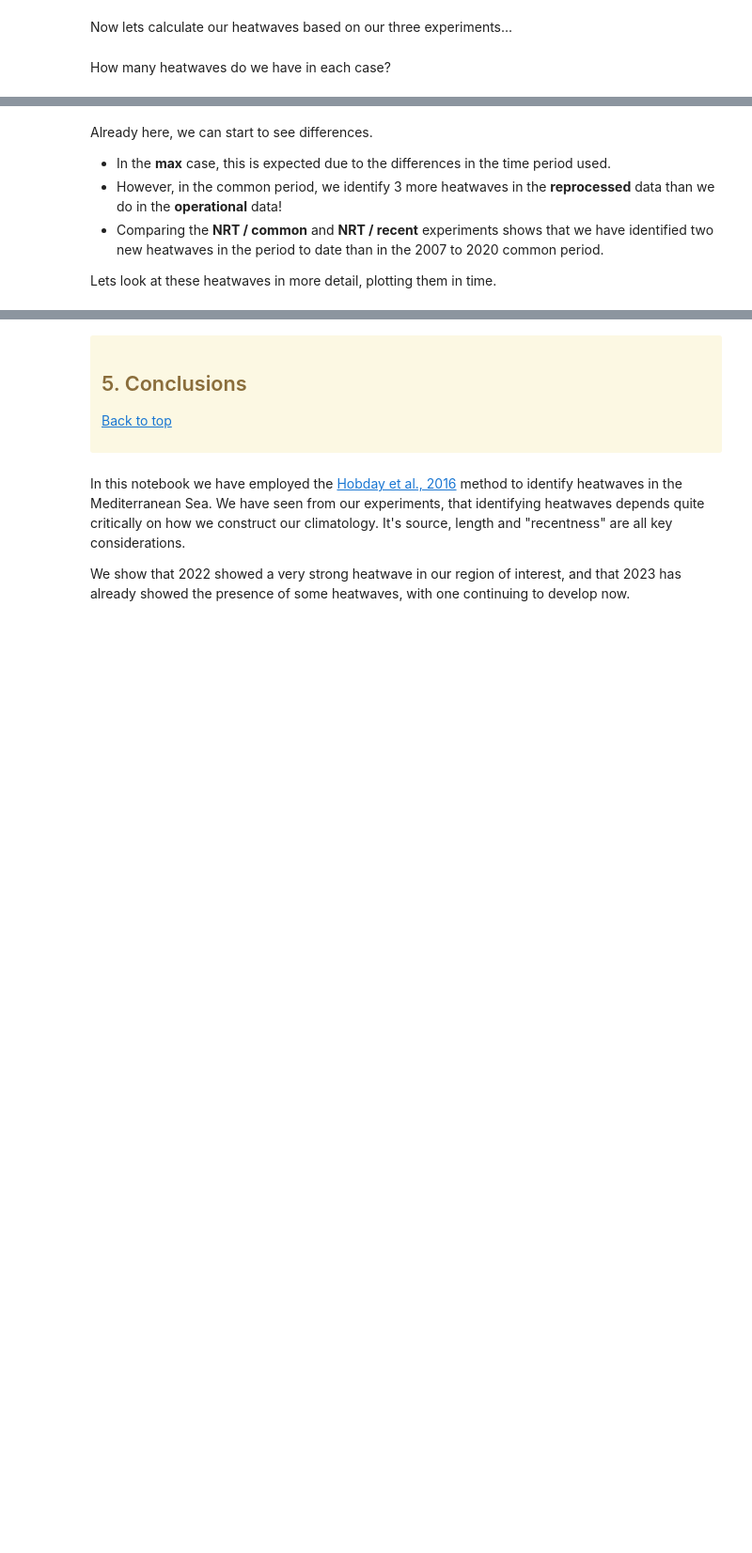
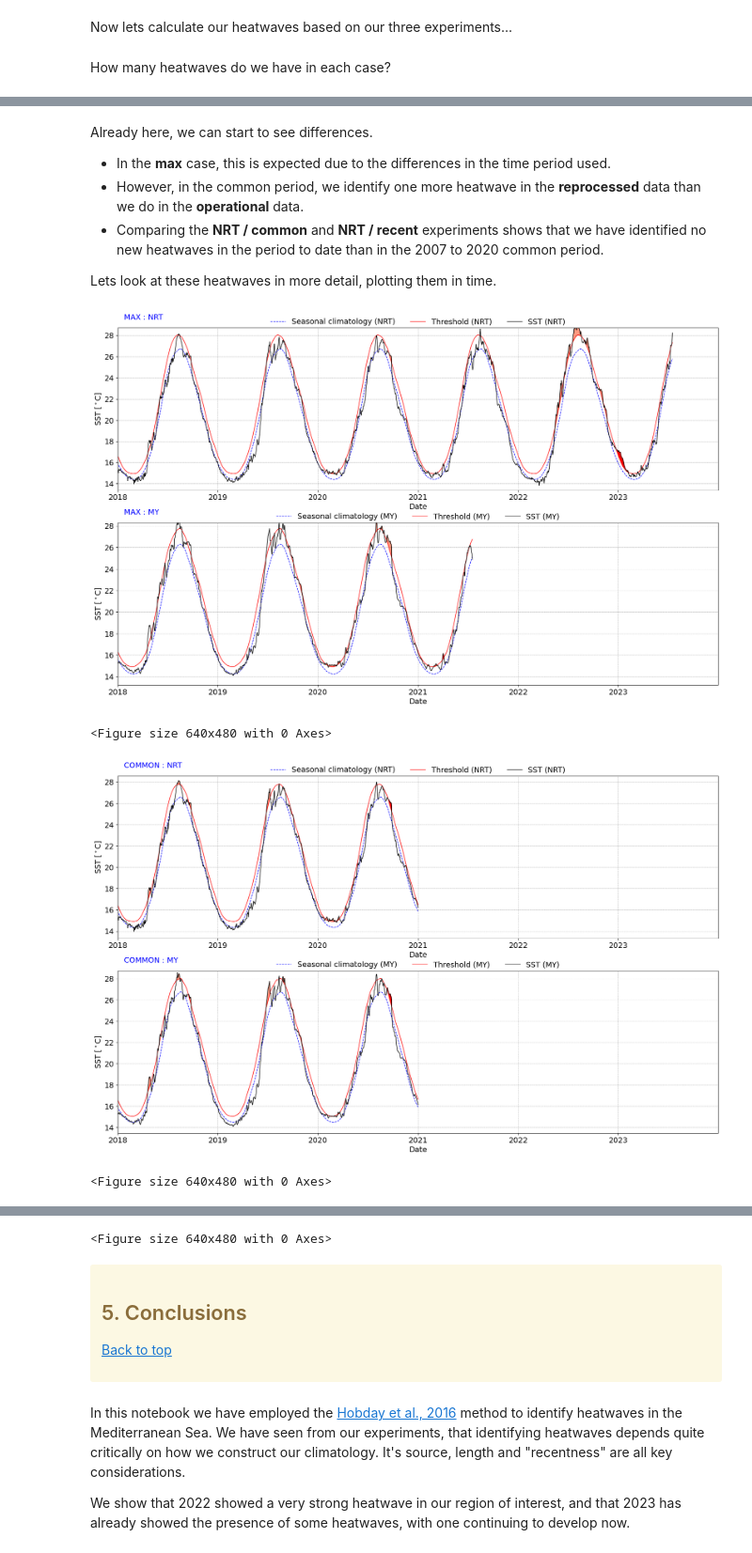
Before and after one commit to wekeo/ocean-case-studies, a Jupyter notebook: Case_studies/Ocean_phenomena/Basin_scale_variability/Atlantic_Med_SST_anomalies_MHW_2023/Med_MHW_2023.ipynb, the cells around one changed output, grey strips where cells are left out. Shown at 94% size. Drawn from its saved outputs; the diff is of its cells as text; code cells hidden in the pictures; blank space fills up the shorter version.

```diff
--- a/Case_studies/Ocean_phenomena/Basin_scale_variability/Atlantic_Med_SST_anomalies_MHW_2023/Med_MHW_2023.ipynb
+++ b/Case_studies/Ocean_phenomena/Basin_scale_variability/Atlantic_Med_SST_anomalies_MHW_2023/Med_MHW_2023.ipynb
@@ -126,8 +126,8 @@ start_years = {"MY" : [1982, 2007, 2007], "NRT": [1982, 2007, 2007]}
 end_years = {"MY" : [2023, 2020, 2020], "NRT": [2023, 2020, 2023]}
 
 # plot history
-plot_start_year = [2015, 2015, 2018]
-plot_end_year = [2023, 2019, 2023]
+plot_start_year = [2018, 2018, 2018]
+plot_end_year = [2023, 2023, 2023]
 # %% [markdown]
 <div class="alert alert-info" role="alert">
 
@@ -219,8 +246,8 @@ for tag in tags:
 # %% [markdown]
 Already here, we can start to see differences.
 * In the **max** case, this is expected due to the differences in the time period used.
-* However, in the common period, we identify 3 more heatwaves in the **reprocessed** data than we do in the **operational** data!
-* Comparing the **NRT / common** and **NRT / recent** experiments shows that we have identified two new heatwaves in the period to date than in the 2007 to 2020 common period.
+* However, in the common period, we identify one more heatwave in the **reprocessed** data than we do in the **operational** data.
+* Comparing the **NRT / common** and **NRT / recent** experiments shows that we have identified no new heatwaves in the period to date than in the 2007 to 2020 common period.
 
 Lets look at these heatwaves in more detail, plotting them in time.
 # %%
@@ -236,31 +263,36 @@ for experiment, ii in zip(experiments, range(3)):
         axes = plt.subplot(gs[jj, 0])
 
         DS = heatwaves[tag][experiment]
 
         p1, = axes.plot(DS["SST_time_series"]["time"], DS["clim"]["seas"].values[DS["DoY"]], 'b--', linewidth=1, zorder=1)
         p2, = axes.plot(DS["SST_time_series"]["time"], DS["clim"]["thresh"].values[DS["DoY"]], 'r', linewidth=1, zorder=2)
         p3, = axes.plot(DS["SST_time_series"]["time"], DS["SST_time_series"], 'k', linewidth=1, zorder=3)
 
         # Find indices for previous MHW and shade
         for ev0 in np.arange(ev-10, min(ev+10, DS["n_events"]), 1):
             t1 = np.where(DS["SST_time_series"]["time"]==DS["mhws"]["time_start"][ev0].values)[0][0]
             t2 = np.where(DS["SST_time_series"]["time"]==DS["mhws"]["time_end"][ev0].values)[0][0]
             if ev0 == ev:
                 plot_col = 'r'
             else:
                 plot_col = (1,0.6,0.5)
             plt.fill_between(np.array(DS["SST_time_series"]["time"][t1:t2+1]),
                              DS["clim"]["thresh"].values[DS["DoY"]][t1:t2+1],
                              np.array(DS["SST_time_series"][t1:t2+1]), color=plot_col)
 
         plt.xlim(datetime.datetime(plot_start_year[ii], 1, 1), datetime.datetime(plot_end_year[ii], 12, 31))
         plt.ylim(DS["clim"]["seas"].min() - 1, DS["clim"]["seas"].max() + 2)
         plt.grid(color='0.25', linestyle='--', linewidth=0.5, alpha=0.5)
         plt.legend([p1, p2, p3],[f"Seasonal climatology ({tag})", f"Threshold ({tag})", f"SST ({tag})"],
                    frameon=False, bbox_to_anchor=(0.5, 1.1), loc='upper center', ncol=3)
         plt.xlabel(r'Date')
         plt.ylabel(r'SST [$^\circ$C]')
-        plt.annotate(experiment.upper(), (0.01, 1.05), xycoords="axes fraction", color='b')
+        plt.annotate(f"{experiment.upper()} : {tag.upper()}", (0.01, 1.05), xycoords="axes fraction", color='b')
 
     plt.show();
     plt.savefig(f'Marine_heat_waves_{experiment}.png', bbox_inches='tight');
+# %% [output]
+[figure, added]
+<Figure size 640x480 with 0 Axes>
+[figure, added]
+<Figure size 640x480 with 0 Axes>
@@ -267,3 +300,4 @@ for experiment, ii in zip(experiments, range(3)):
+<Figure size 640x480 with 0 Axes>
 # %% [markdown]
 <div class="alert alert-warning" role="alert">
 
```
Also changed, not shown: parts of 6 cells of this notebook.
